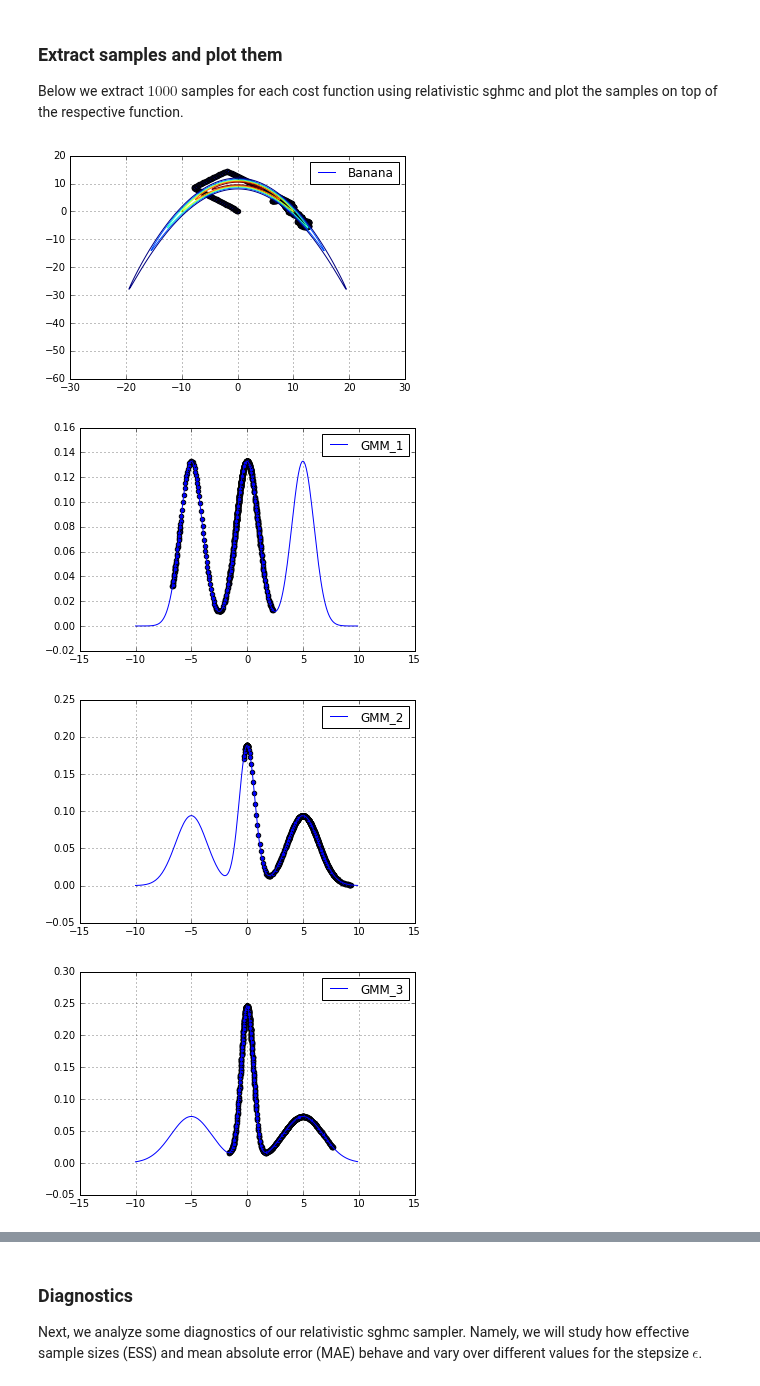
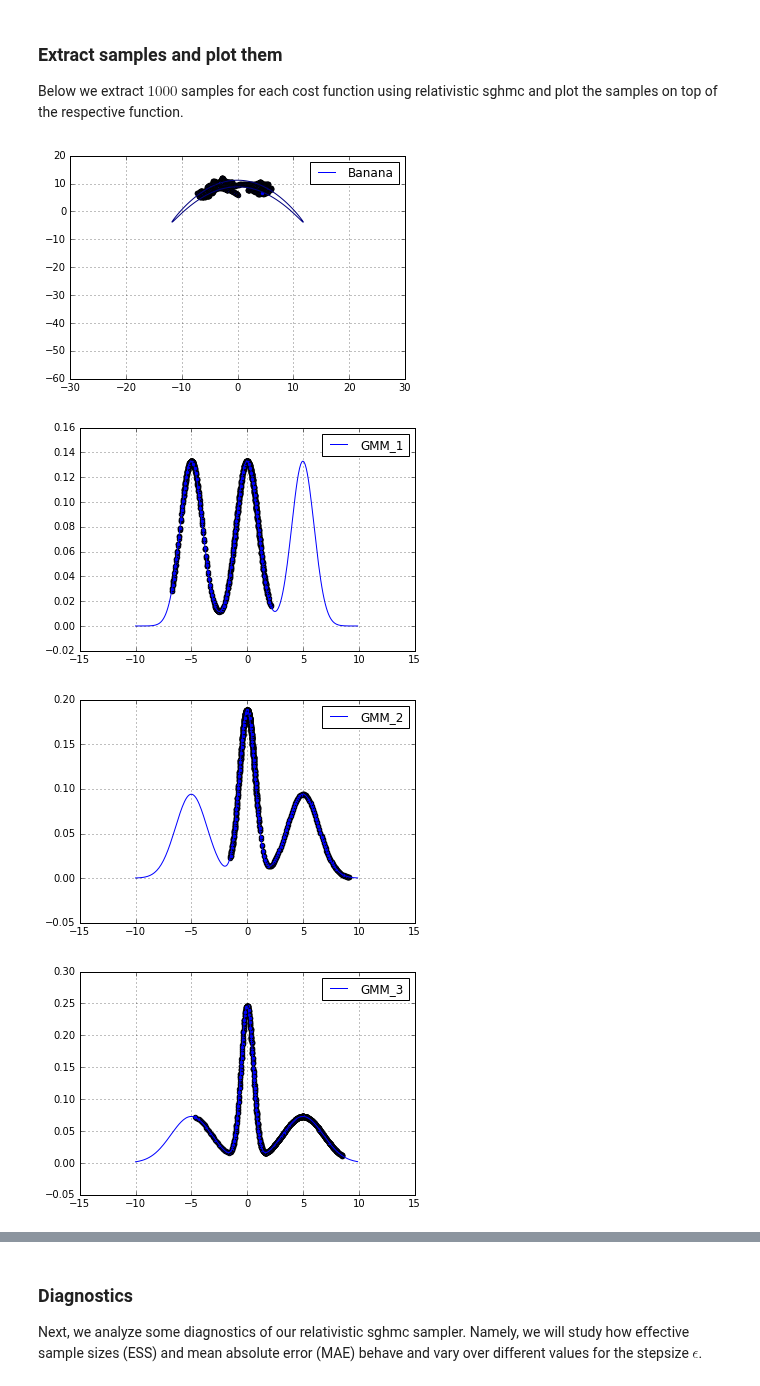
Before and after one commit to MFreidank/pysgmcmc, a Jupyter notebook: docs/source/notebooks/Relativistic_SGHMC.ipynb, the cells around one changed output, grey strips where cells are left out. Drawn from its saved outputs; the diff is of its cells as text; code cells hidden in the pictures.

```diff
--- a/docs/source/notebooks/Relativistic_SGHMC.ipynb
+++ b/docs/source/notebooks/Relativistic_SGHMC.ipynb
@@ -60,7 +60,7 @@ def banana_plot():
     f, ax = plt.subplots(1)
     xdata = [1, 4, 8]
     ydata = [10, 20, 30]
-    ax.contour(x, y, densities, label="Banana")
+    ax.contour(x, y, densities, 1, label="Banana")
     ax.plot([], [], label="Banana")
     ax.legend()
     ax.grid()
@@ -116,28 +116,28 @@ Below we extract $1000$ samples for each cost function using relativistic sghmc
 # %%
 from pysgmcmc.samplers.relativistic_sghmc import RelativisticSGHMCSampler
 
 for function, dimensionality in objective_functions:
     tf.reset_default_graph()
     graph = tf.Graph()
 
     with tf.Session(graph=graph) as session:
-        params = [
-            tf.Variable(0., dtype=tf.float32)
-            for _ in range(dimensionality)
-        ]
+        if function.__name__ == "banana_log_likelihood":
+            params = [tf.Variable(0., dtype=tf.float32), tf.Variable(6., dtype=tf.float32)]
+        else:
+            params = [tf.Variable(0., dtype=tf.float32)]
         sampler = RelativisticSGHMCSampler(
             epsilon=0.01,
             params=params,
             cost_fun=cost_function(function),
             session=session,
             dtype=tf.float32
         )
         session.run(tf.global_variables_initializer())
 
         plot_samples(sampler)
         plt.show()
 # %% [output]
-[figure, old version]
+[figure, new version]
-[figure, old version]
+[figure, new version]
-[figure, old version]
+[figure, new version]
-[figure, old version]
+[figure, new version]
```
Also changed, not shown: parts of 1 cell of this notebook.
